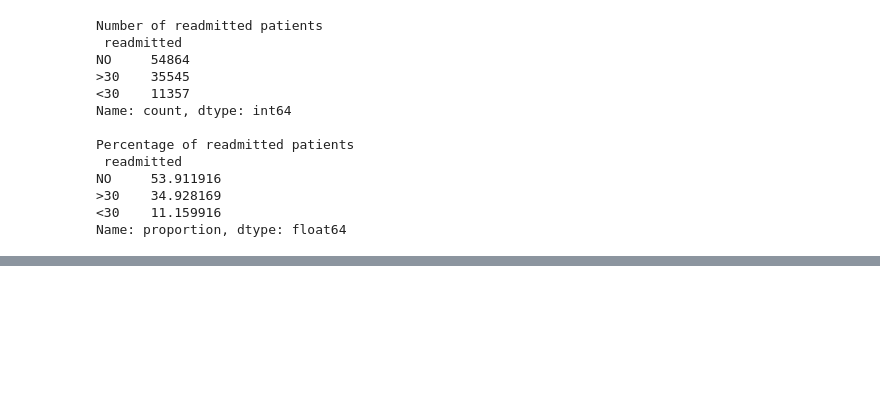
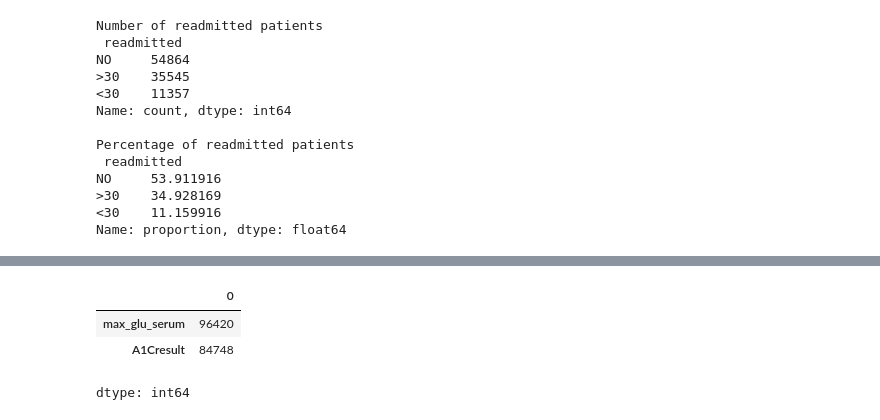
Before and after one commit to EduardoYaguar/act1_2p_si_eda_2_25_yaguar, a Jupyter notebook: act1_2p_si_eda_2_25_yaguar.ipynb, the cells around one changed output, grey strips where cells are left out. Saved outputs shown, nothing was run; the diff lists cells and outputs as text; code cells hidden in the pictures; blank space fills up the shorter version.

```diff
--- a/act1_2p_si_eda_2_25_yaguar.ipynb
+++ b/act1_2p_si_eda_2_25_yaguar.ipynb
@@ -84,0 +144,8 @@ Name: proportion, dtype: float64
+# %%
+#Search for null values in the dataset
+df.isnull().sum()[df.isnull().sum() > 0]
+# %% [output]
+|  | 0 |
+| max_glu_serum | 96420 |
+| A1Cresult | 84748 |
+dtype: int64
```
Also changed, not shown: parts of 8 cells of this notebook.
